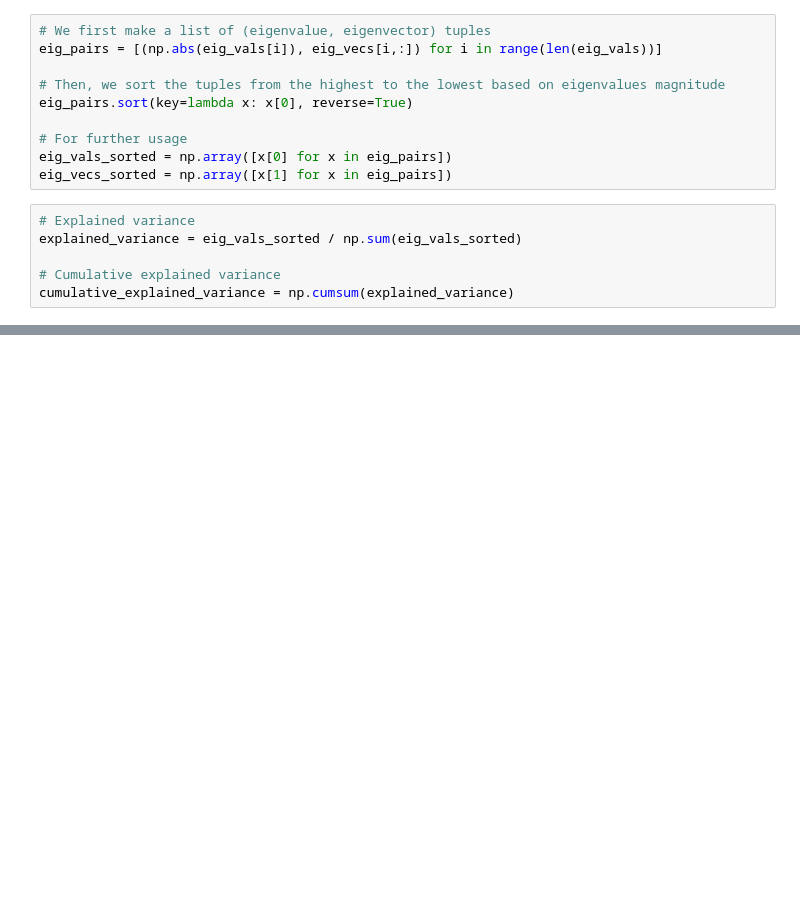
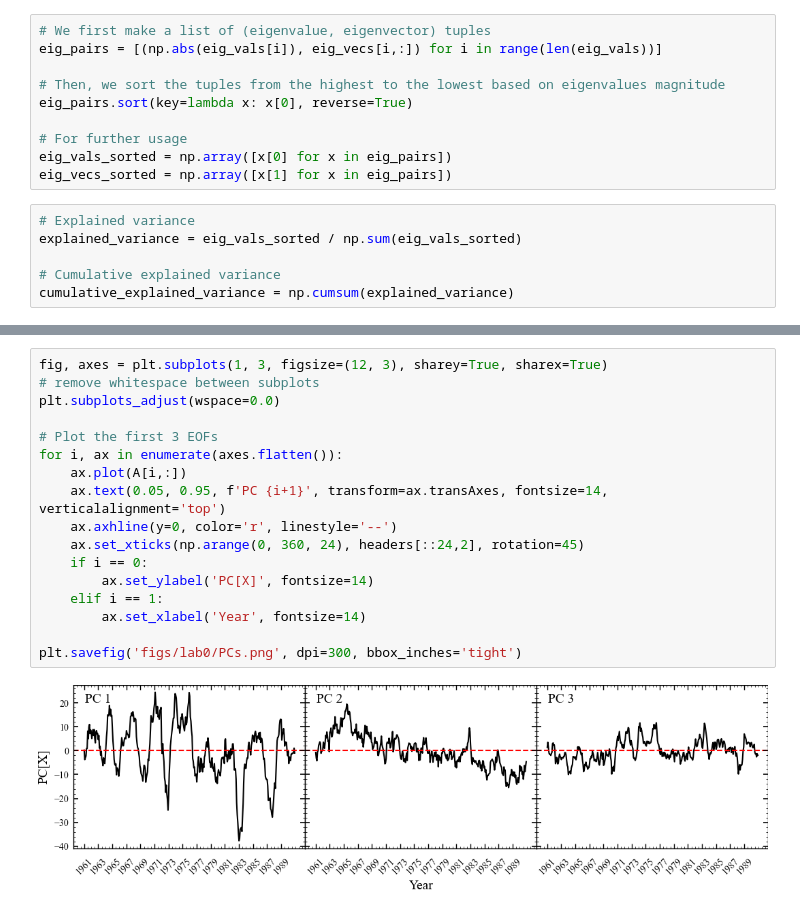
Before and after one commit to Shockblack/EAS6995, a Jupyter notebook: Lab1_SST.ipynb, the cells around one changed output, grey strips where cells are left out. Saved outputs shown, nothing was run; the diff lists cells and outputs as text; blank space fills up the shorter version.

```diff
--- a/Lab1_SST.ipynb
+++ b/Lab1_SST.ipynb
@@ -150,0 +213,19 @@ plt.xlim(0, 100)
+# %%
+fig, axes = plt.subplots(1, 3, figsize=(12, 3), sharey=True, sharex=True)
+# remove whitespace between subplots
+plt.subplots_adjust(wspace=0.0)
+
+# Plot the first 3 EOFs
+for i, ax in enumerate(axes.flatten()):
+    ax.plot(A[i,:])
+    ax.text(0.05, 0.95, f'PC {i+1}', transform=ax.transAxes, fontsize=14, verticalalignment='top')
+    ax.axhline(y=0, color='r', linestyle='--')
+    ax.set_xticks(np.arange(0, 360, 24), headers[::24,2], rotation=45)
+    if i == 0:
+        ax.set_ylabel('PC[X]', fontsize=14)
+    elif i == 1:
+        ax.set_xlabel('Year', fontsize=14)
+
+plt.savefig('figs/lab0/PCs.png', dpi=300, bbox_inches='tight')
+# %% [output]
+[figure, added]
```
Also changed, not shown: parts of 18 cells of this notebook, 8 other files.
